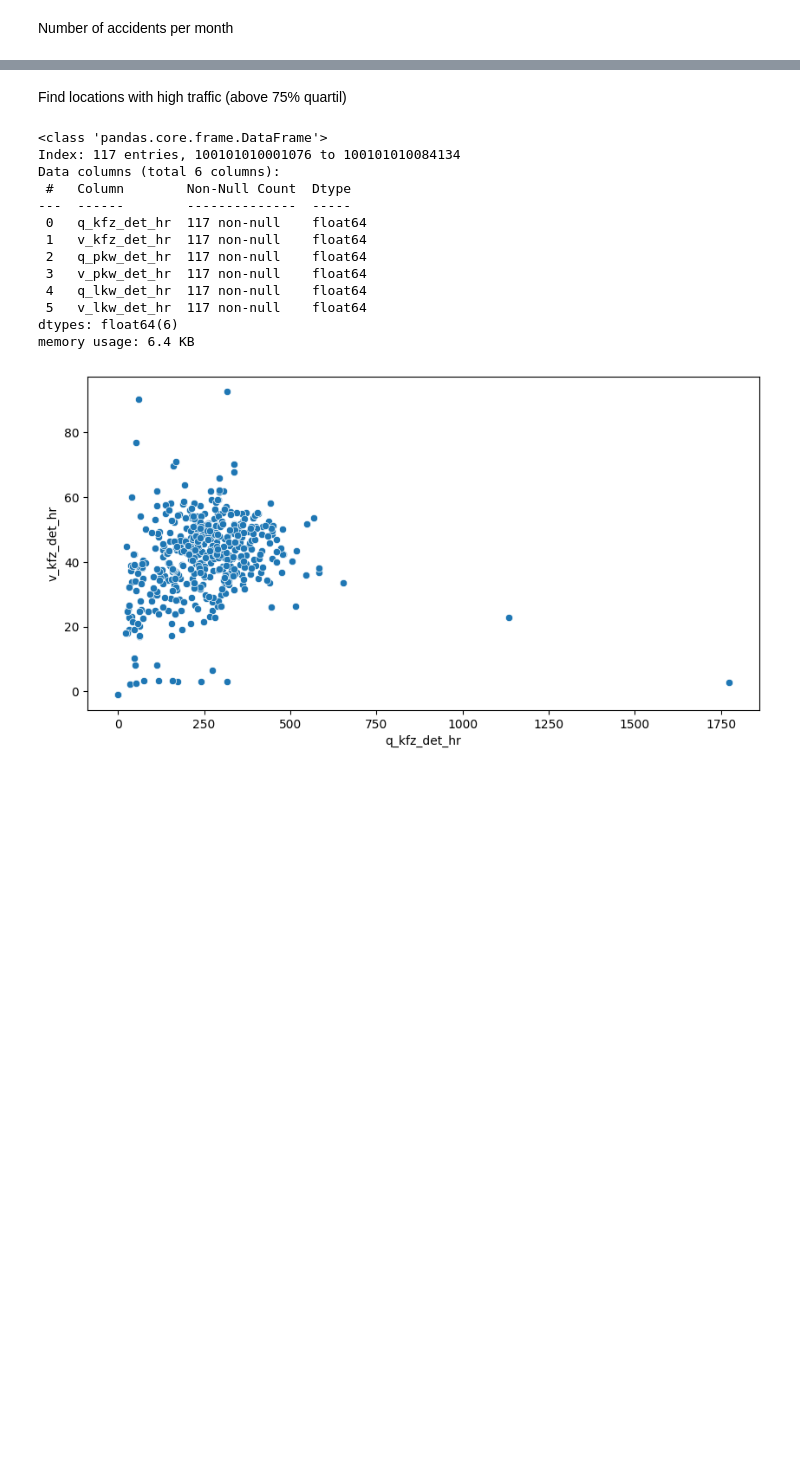
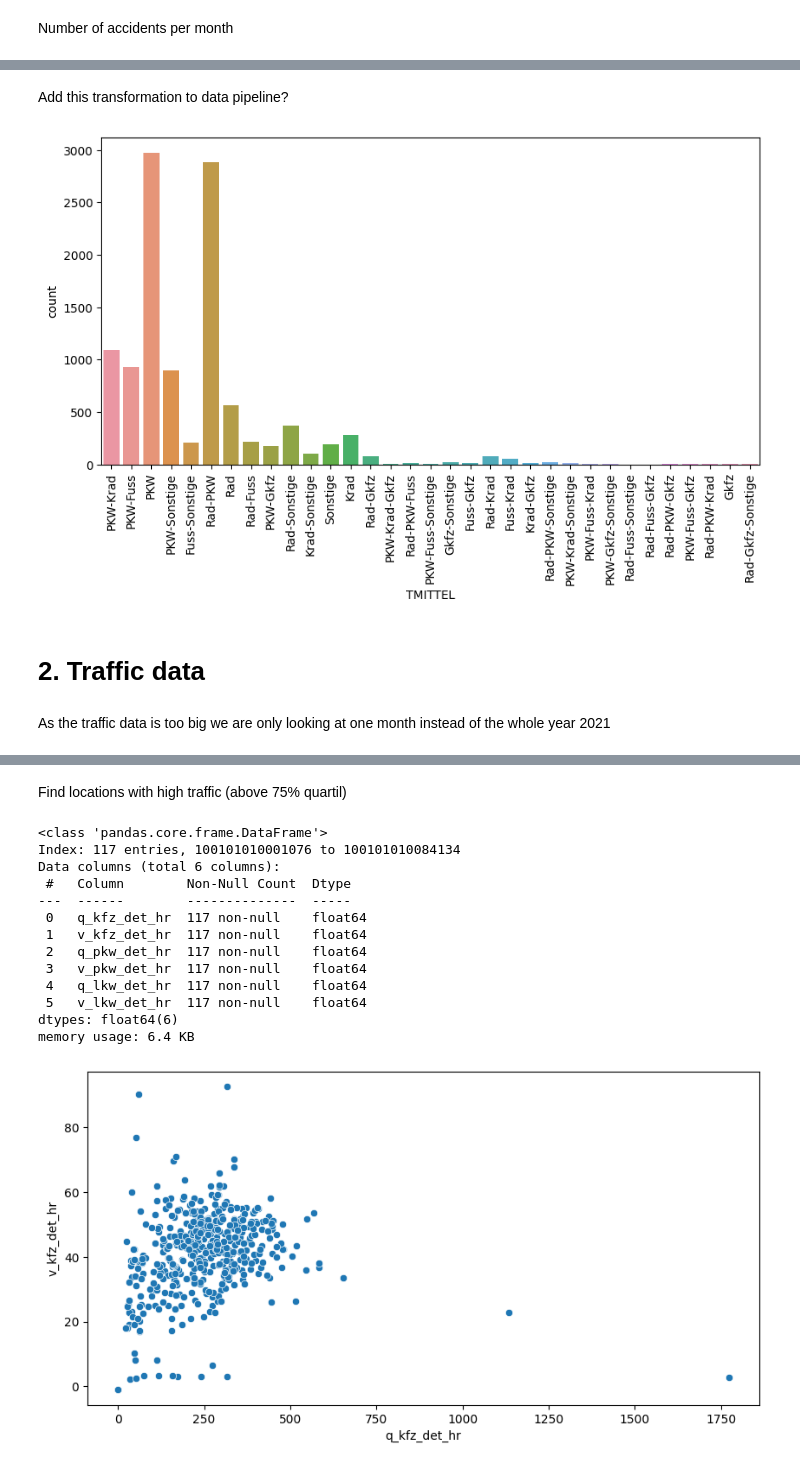
Before and after one commit to helenakohl/2023-amse-template, a Jupyter notebook: exploration.ipynb, the cells around one changed output, grey strips where cells are left out. Saved outputs shown, nothing was run; the diff lists cells and outputs as text; code cells hidden in the pictures; blank space fills up the shorter version.

```diff
--- a/exploration.ipynb
+++ b/exploration.ipynb
@@ -194,0 +107,17 @@ df2_sensors.describe()
+# %%
+# columns to combine
+
+to_combine = ['IstRad','IstPKW','IstFuss','IstKrad','IstGkfz','IstSonstige']
+
+# function to combine columns
+def combine_columns(row):
+    combined = []
+    for column in accidents[to_combine]:
+        if row[column] == 1:
+            combined.append(column[3:])
+    return '-'.join(combined)
+
+# Apply the custom function to create the combined column
+accidents['TMITTEL'] = accidents.apply(combine_columns, axis=1)
+
+accidents.head()
@@ -194,0 +132,13 @@ df2_sensors.describe()
+# %% [markdown]
+Add this transformation to data pipeline?
+# %%
+f,ax = plt.subplots(figsize=(10,5))
+sns.countplot(x = 'TMITTEL', data = accidents)
+plt.xticks(rotation='vertical')
+plt.show()
+# %% [output]
+[figure, added]
+# %% [markdown]
+# 2. Traffic data
+# %% [markdown]
+As the traffic data is too big we are only looking at one month instead of the whole year 2021
```
Also changed, not shown: parts of 45 cells of this notebook, 1 other file.
